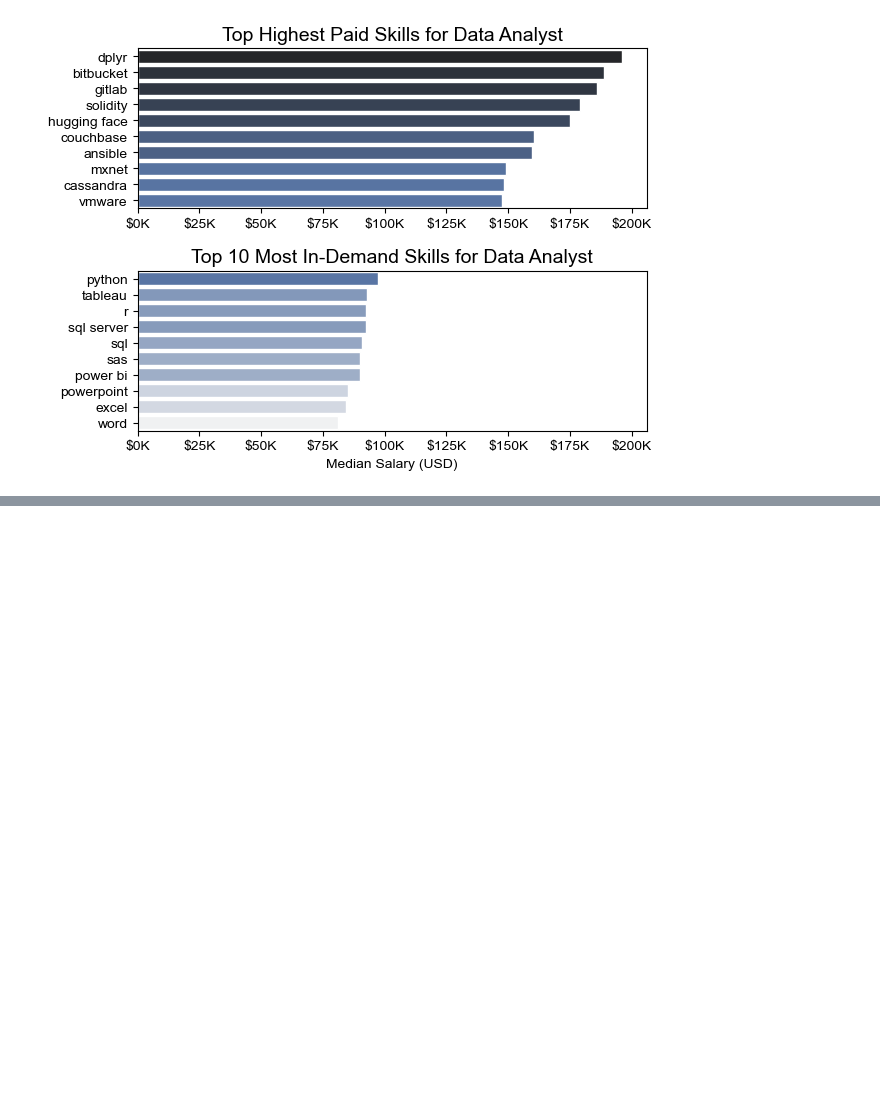
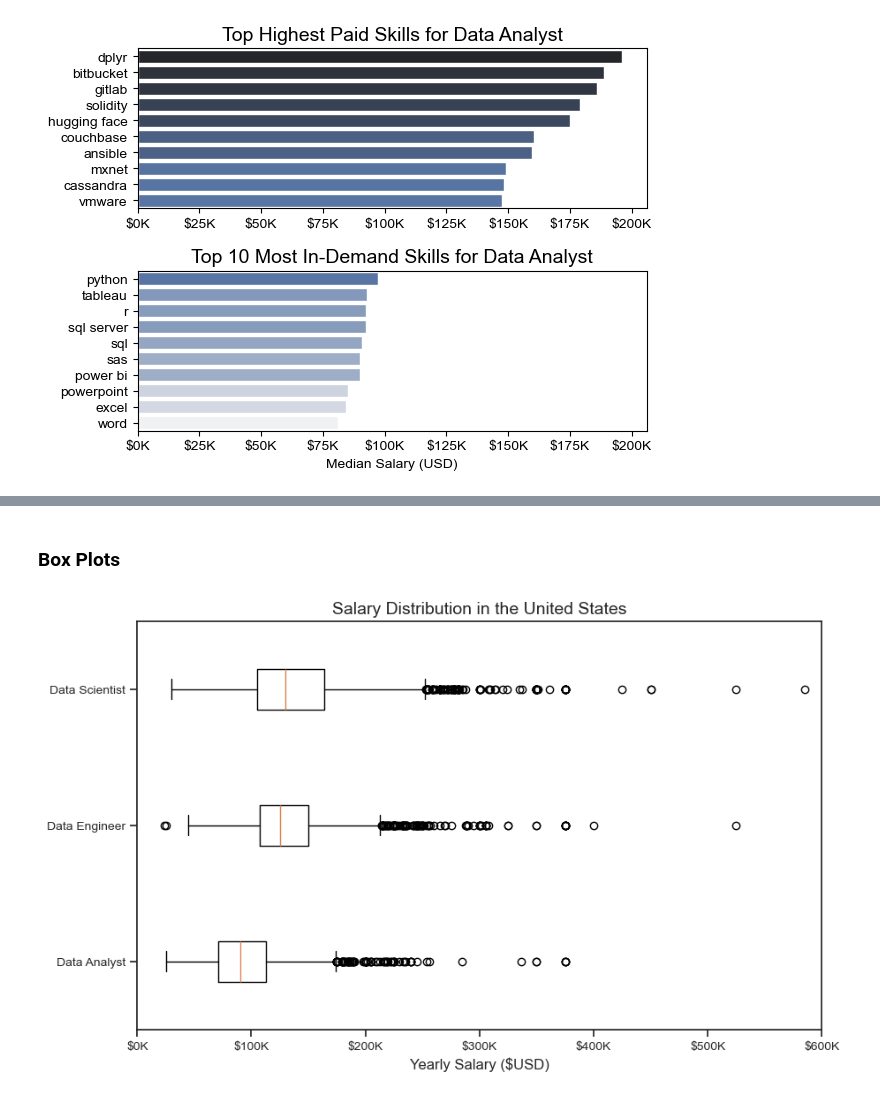
Before and after one commit to ClifordSly/Python_Project, a Jupyter notebook: 2_Advanced/20_Seaborn.ipynb, the cells around one changed output, grey strips where cells are left out. Drawn from its saved outputs; the diff is of its cells as text; code cells hidden in the pictures; blank space fills up the shorter version.

```diff
--- a/2_Advanced/20_Seaborn.ipynb
+++ b/2_Advanced/20_Seaborn.ipynb
@@ -127,0 +166,34 @@ fig.tight_layout()
+# %% [markdown]
+### Box Plots
+# %%
+job_titles=['Data Analyst', 'Data Engineer', 'Data Scientist']
+
+#filter the approptiate job_titles
+#only get job_titles jobs
+
+df_US = df[
+    (df['job_title_short'].isin(job_titles)) &
+    (df['job_country'] == 'United States')
+].copy()
+
+#drop null values
+df_US=df_US.dropna(subset='salary_year_avg')
+
+job_list=[df_US[df_US['job_title_short']==job_title]['salary_year_avg'] for job_title in job_titles]
+
+#PLOT
+plt.boxplot(job_list, labels=job_titles, vert=False)
+plt.title('Salary Distribution in the United States')
+plt.xlabel('Yearly Salary ($USD)')
+
+# add $ sign to x axis and divide it by 1000
+ax=plt.gca()
+ax.xaxis.set_major_formatter(plt.FuncFormatter(lambda x,
+pos: f'${int(x/1000)}K'))
+
+#Filter the X axis range from 0 to 600000
+plt.xlim(0,600000)
+
+plt.show()
+# %% [output]
+[figure, added]
```
Also changed, not shown: parts of 8 cells of this notebook, 2 other files.
